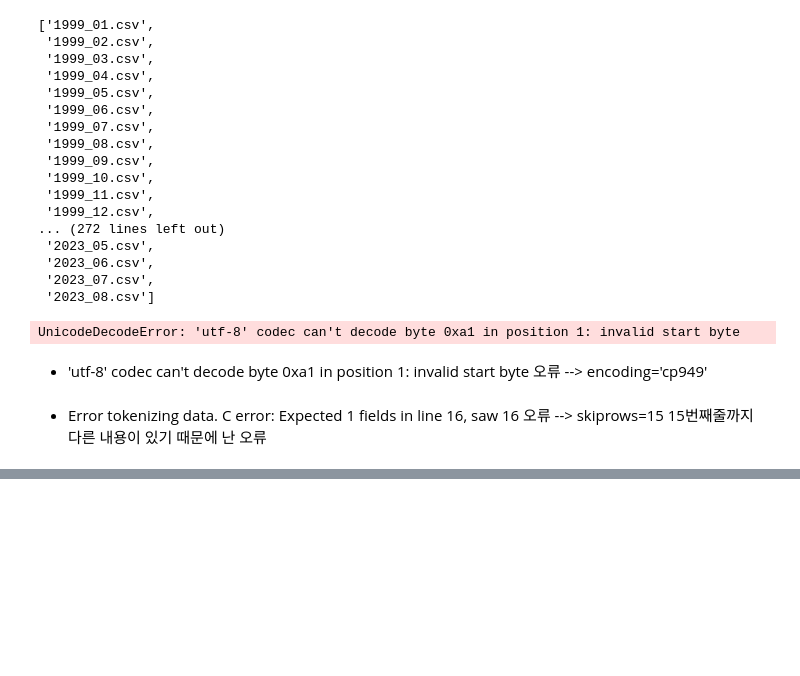
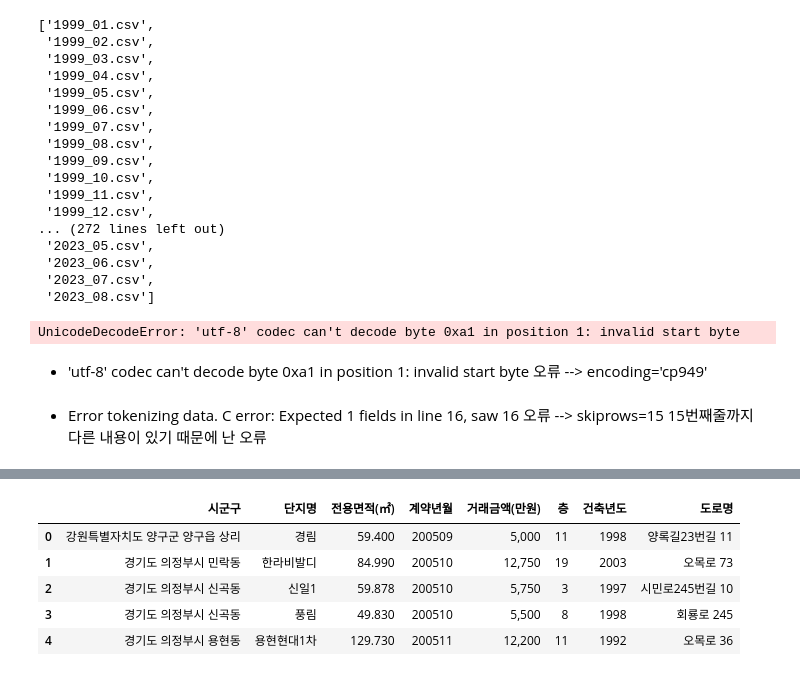
Before and after one commit to HyunahKim1111/himedia_jupyter_files, a Jupyter notebook: 나홀로연습03_부동산실거래.ipynb, the cells around one changed output, grey strips where cells are left out. Cells and saved outputs as stored; diff of their text form; code cells hidden in the pictures; blank space fills up the shorter version.

```diff
--- a/나홀로연습03_부동산실거래.ipynb
+++ b/나홀로연습03_부동산실거래.ipynb
@@ -96,0 +120,3 @@ FileNotFoundError: [Errno 2] No such file or directory: 'C:/bigdata/data/전국
+# %%
+# 전체 컬럼을 열어볼 수 있다.
+pd.set_option("display.max_columns", None)
@@ -96,0 +143,11 @@ FileNotFoundError: [Errno 2] No such file or directory: 'C:/bigdata/data/전국
+# %%
+data.drop(['번지', '본번','부번', '계약일', '해제사유발생일', '등기신청일자','거래유형','중개사소재지'],axis=1, inplace=True)
+# %%
+data.head()
+# %% [output]
+|  | 시군구 | 단지명 | 전용면적(㎡) | 계약년월 | 거래금액(만원) | 층 | 건축년도 | 도로명 |
+| 0 | 강원특별자치도 양구군 양구읍 상리 | 경림 | 59.400 | 200509 | 5,000 | 11 | 1998 | 양록길23번길 11 |
+| 1 | 경기도 의정부시 민락동 | 한라비발디 | 84.990 | 200510 | 12,750 | 19 | 2003 | 오목로 73 |
+| 2 | 경기도 의정부시 신곡동 | 신일1 | 59.878 | 200510 | 5,750 | 3 | 1997 | 시민로245번길 10 |
+| 3 | 경기도 의정부시 신곡동 | 풍림 | 49.830 | 200510 | 5,500 | 8 | 1998 | 회룡로 245 |
+| 4 | 경기도 의정부시 용현동 | 용현현대1차 | 129.730 | 200511 | 12,200 | 11 | 1992 | 오목로 36 |
```
Also changed, not shown: parts of 27 cells of this notebook.
